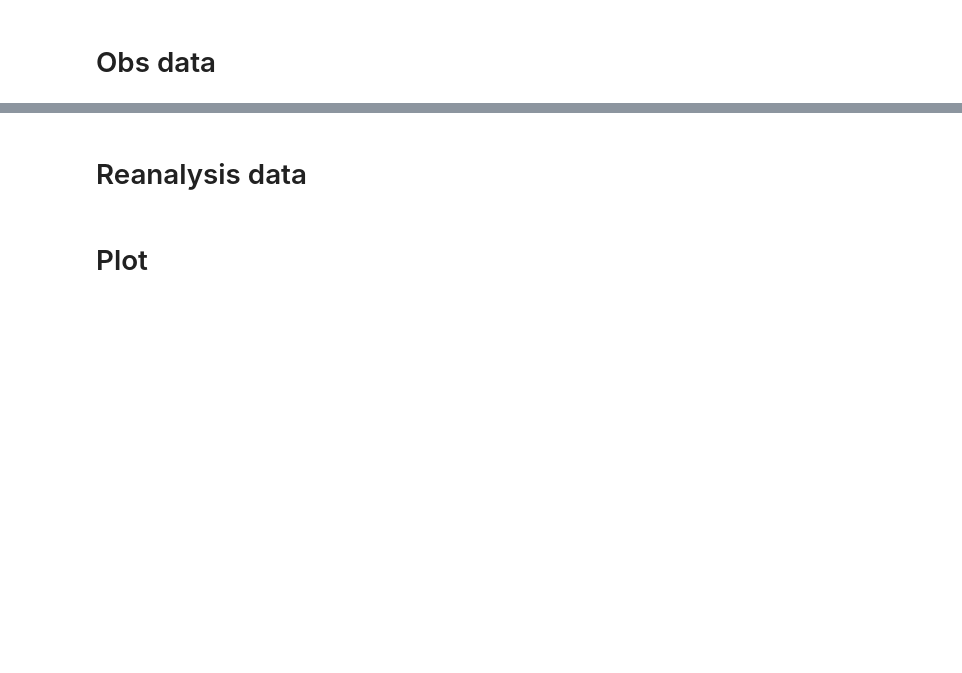
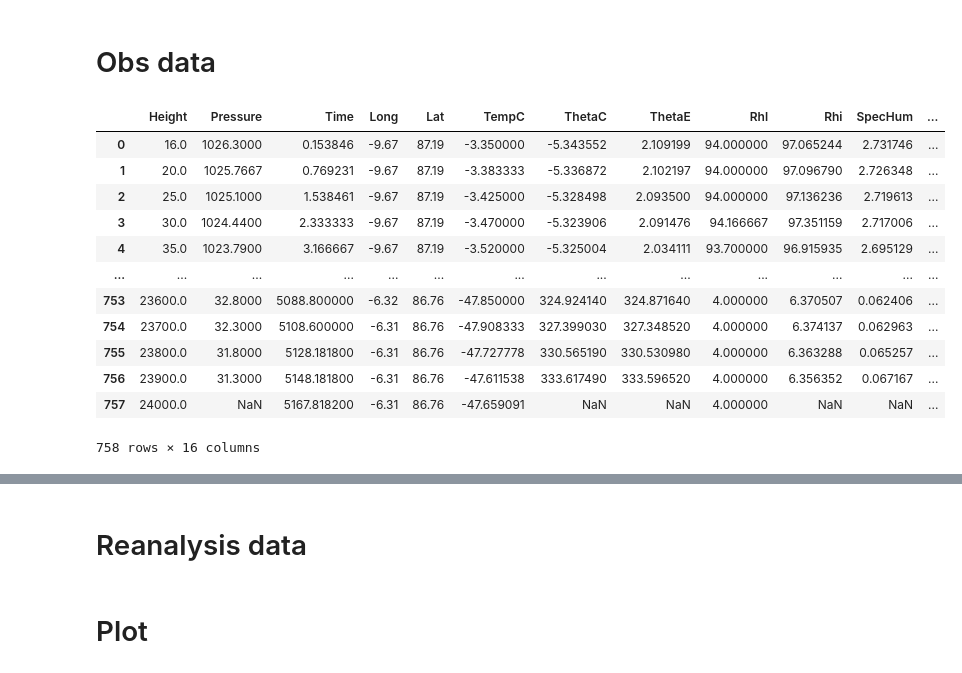
Before and after one commit to lsterzinger/2022-modeling-tenuous-arctic-clouds, a Jupyter notebook: plotting-scripts/03-ascos-obs.ipynb, the cells around one changed output, grey strips where cells are left out. Cells and saved outputs as stored; diff of their text form; code cells hidden in the pictures; blank space fills up the shorter version.

```diff
--- a/plotting-scripts/03-ascos-obs.ipynb
+++ b/plotting-scripts/03-ascos-obs.ipynb
@@ -31,3 +31,19 @@ ascos_ccn = pd.read_csv("../data/obs/ASCOS/ascos_aerosol_N.csv", index_col=0, pa
 ascos_rad = xr.open_dataset("../data/obs/ASCOS/ascos_mmcrmerge.C1.c1.20080831.000000.nc")
 ascos_snd = pd.read_csv('../data/obs/ASCOS/Radiosonde_2008_08_31_0535.csv')
 ascos_rad['nheights'] = ascos_rad['height']
+# %%
+ascos_snd
+# %% [output]
+|  | Height | Pressure | Time | Long | Lat | TempC | ThetaC | ThetaE | Rhl | Rhi | SpecHum | ... |
+| 0 | 16.0 | 1026.3000 | 0.153846 | -9.67 | 87.19 | -3.350000 | -5.343552 | 2.109199 | 94.000000 | 97.065244 | 2.731746 | ... |
+| 1 | 20.0 | 1025.7667 | 0.769231 | -9.67 | 87.19 | -3.383333 | -5.336872 | 2.102197 | 94.000000 | 97.096790 | 2.726348 | ... |
+| 2 | 25.0 | 1025.1000 | 1.538461 | -9.67 | 87.19 | -3.425000 | -5.328498 | 2.093500 | 94.000000 | 97.136236 | 2.719613 | ... |
+| 3 | 30.0 | 1024.4400 | 2.333333 | -9.67 | 87.19 | -3.470000 | -5.323906 | 2.091476 | 94.166667 | 97.351159 | 2.717006 | ... |
+| 4 | 35.0 | 1023.7900 | 3.166667 | -9.67 | 87.19 | -3.520000 | -5.325004 | 2.034111 | 93.700000 | 96.915935 | 2.695129 | ... |
+| ... | ... | ... | ... | ... | ... | ... | ... | ... | ... | ... | ... | ... |
+| 753 | 23600.0 | 32.8000 | 5088.800000 | -6.32 | 86.76 | -47.850000 | 324.924140 | 324.871640 | 4.000000 | 6.370507 | 0.062406 | ... |
+| 754 | 23700.0 | 32.3000 | 5108.600000 | -6.31 | 86.76 | -47.908333 | 327.399030 | 327.348520 | 4.000000 | 6.374137 | 0.062963 | ... |
+| 755 | 23800.0 | 31.8000 | 5128.181800 | -6.31 | 86.76 | -47.727778 | 330.565190 | 330.530980 | 4.000000 | 6.363288 | 0.065257 | ... |
+| 756 | 23900.0 | 31.3000 | 5148.181800 | -6.31 | 86.76 | -47.611538 | 333.617490 | 333.596520 | 4.000000 | 6.356352 | 0.067167 | ... |
+| 757 | 24000.0 | NaN | 5167.818200 | -6.31 | 86.76 | -47.659091 | NaN | NaN | 4.000000 | NaN | NaN | ... |
+758 rows × 16 columns
```
Also changed, not shown: parts of 4 cells of this notebook, 5 other files.
